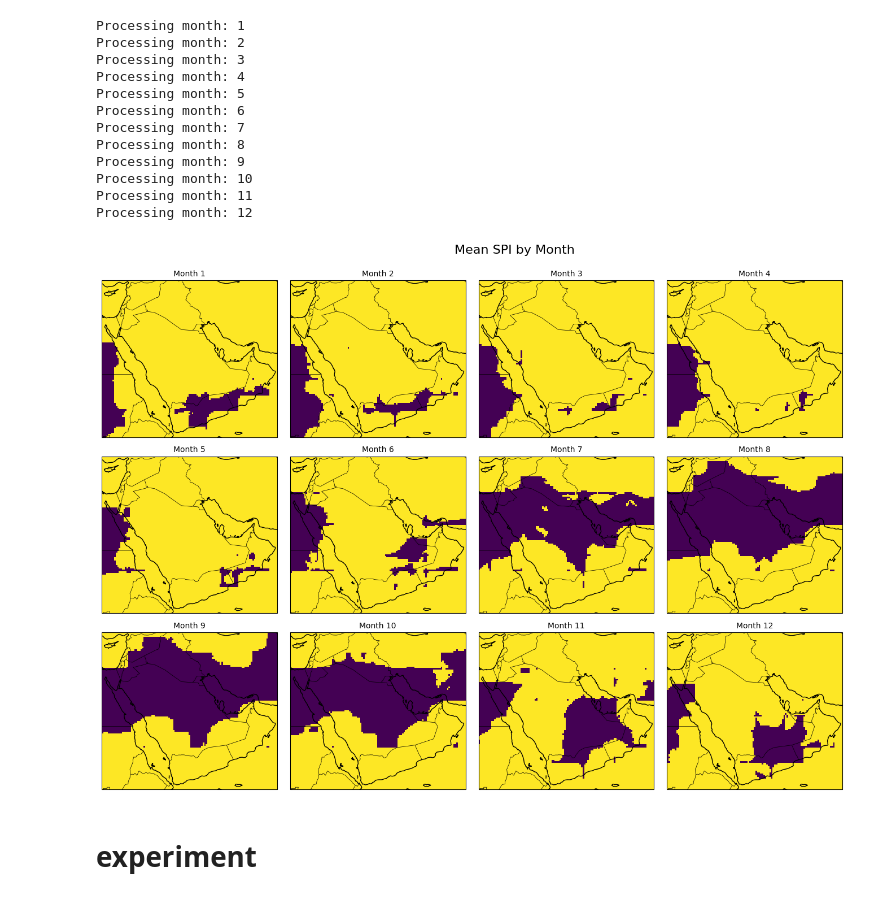
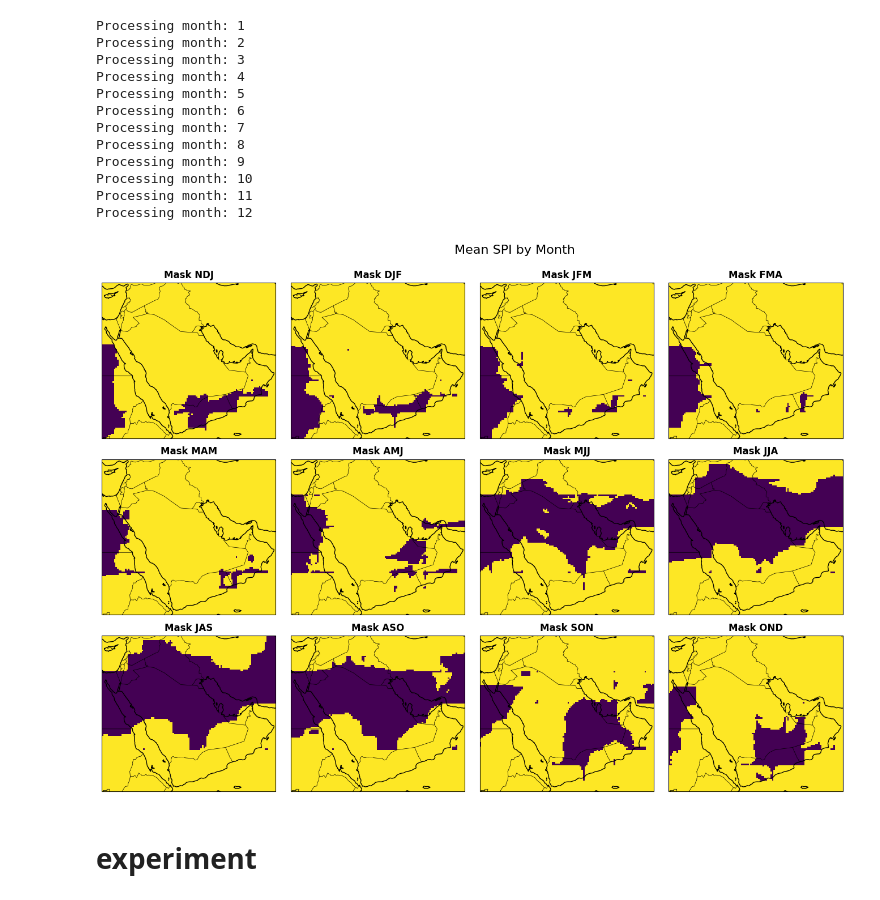
Before and after one commit to emileDesmaili/KAUSTgithub, a Jupyter notebook: custom_spi_3m_CMAP.ipynb, the cells around one changed output. Drawn from its saved outputs; the diff is of its cells as text; code cells hidden in the pictures.

```diff
--- a/custom_spi_3m_CMAP.ipynb
+++ b/custom_spi_3m_CMAP.ipynb
@@ -132,6 +132,8 @@ Processing month: 9
 Processing month: 10
 Processing month: 11
 Processing month: 12
+# %%
+spi = xr.open_dataarray('data/spi_mask_3m.nc', decode_times=True)
 # %%
 import cartopy.crs as ccrs
 import cartopy.feature as cfeature
@@ -154,35 +156,36 @@ axes = axes.flatten()
 # Loop through months and axes
 for i, (month, ax) in enumerate(zip(spi_monthly_means.month.values, axes)):
     ax.coastlines()
     ax.add_feature(cfeature.BORDERS, linewidth=0.5)
     ax.add_feature(cfeature.STATES, linewidth=0.3)
 
     # Plot mean SPI for the current month
     spi_monthly_means.sel(month=month).plot(
         ax=ax,
         transform=proj,
         #levels = [-2,-1.5,-1,-0.5,0,0.5,1,1.5,2],
         #cmap='BrBG',
         add_colorbar=False,  # Disable individual colorbars
     )
-    ax.set_title(f'Month {month}', fontsize=10)
+    month_strings = ['NDJ', 'DJF', 'JFM', 'FMA', 'MAM', 'AMJ', 'MJJ', 'JJA', 'JAS', 'ASO', 'SON', 'OND']
+    ax.set_title(f'Mask {month_strings[i]}', fontsize=12, fontweight='bold')
 
 # # Add a shared colorbar
 # cbar_ax = fig.add_axes([0.92, 0.15, 0.02, 0.7])  # [left, bottom, width, height]
 # plt.colorbar(
 #     axes[0].collections[0],  # Use the first plot's QuadMesh for the colorbar
 #     cax=cbar_ax,
 #     label='SPI'
 # )
 
 # Adjust layout and add a title
 fig.tight_layout(rect=[0, 0, 0.9, 0.95])  # Make room for the shared colorbar
 plt.suptitle('Mean SPI by Month', fontsize=16)
 
 # Show the plot
 plt.show()
 # %% [output]
-[figure, old version]
+[figure, new version]
 # %%
 save = True
 if save:
```
